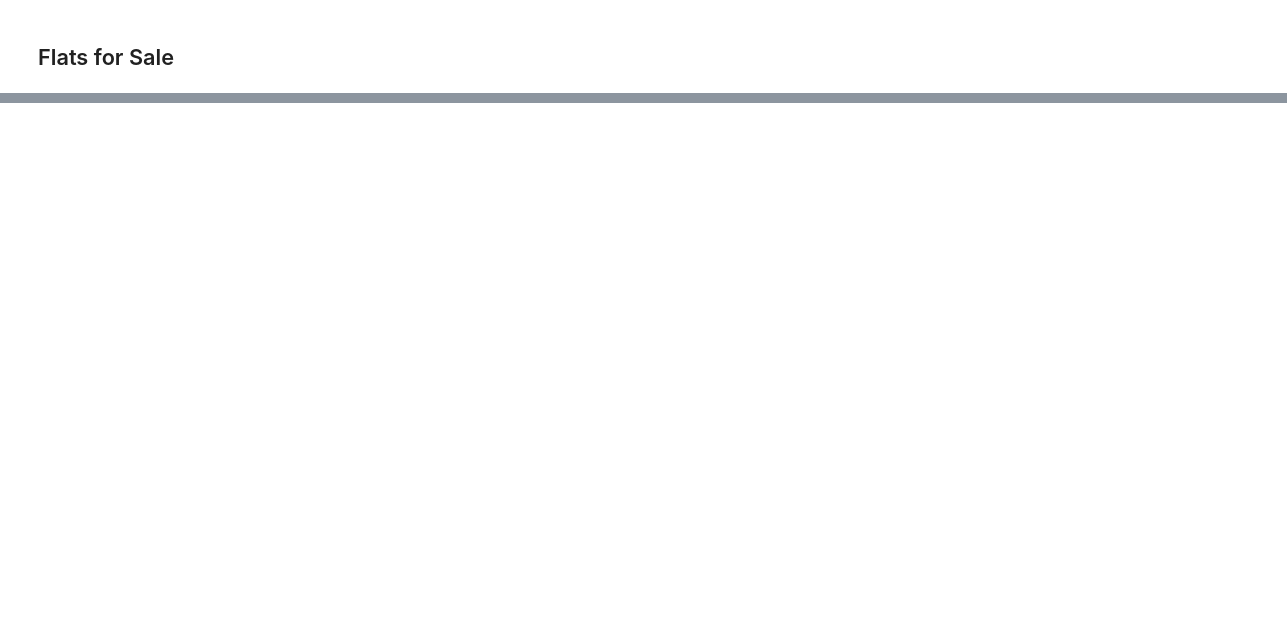
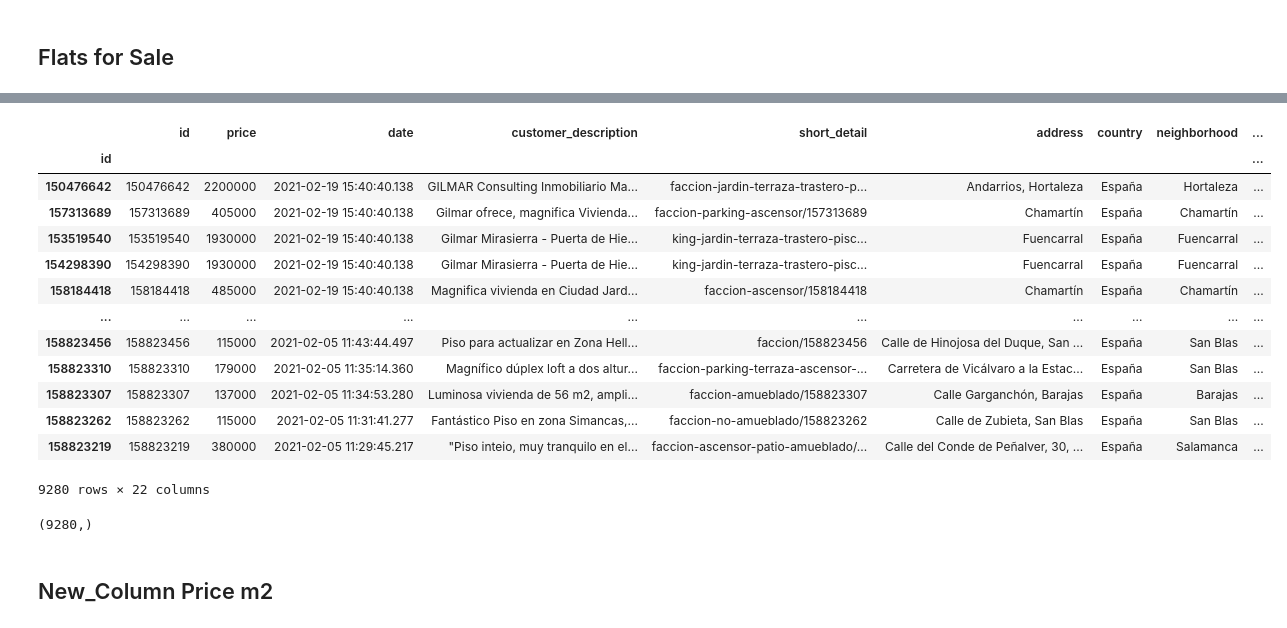
Before and after one commit to isra-st/NewPoPUpStore, a Jupyter notebook: PopUpStoreV4.ipynb, the cells around one changed output, grey strips where cells are left out. Drawn from its saved outputs; the diff is of its cells as text; code cells hidden in the pictures; blank space fills up the shorter version.

Commit message:
Madrid Sales Clean

```diff
--- a/PopUpStoreV4.ipynb
+++ b/PopUpStoreV4.ipynb
@@ -307,0 +474,2 @@ Page number: 34 scanned
+# %%
+sale['detail.es'] = sale['detail.es'].map(lambda x: x.strip('/es/comprar/vivienda/madrid-capital/'))
@@ -307,0 +495,4 @@ Page number: 34 scanned
+# %%
+sale = sale.drop(['multimedias'], axis=1)
+# %%
+sale = sale.drop(['address.location.level2'], axis=1)
@@ -307,0 +501,2 @@ Page number: 34 scanned
+# %%
+sale = sale.drop(['address.location.level8Id'], axis=1)
@@ -307,0 +531,21 @@ Page number: 34 scanned
+# %%
+sale
+# %% [output]
+|  | id | price | date | customer_description | short_detail | address | country | neighborhood | ... |
+| id |  |  |  |  |  |  |  |  | ... |
+| 150476642 | 150476642 | 2200000 | 2021-02-19 15:40:40.138 | GILMAR Consulting Inmobiliario Ma... | faccion-jardin-terraza-trastero-p... | Andarrios, Hortaleza | España | Hortaleza | ... |
+| 157313689 | 157313689 | 405000 | 2021-02-19 15:40:40.138 | Gilmar ofrece, magnifica Vivienda... | faccion-parking-ascensor/157313689 | Chamartín | España | Chamartín | ... |
+| 153519540 | 153519540 | 1930000 | 2021-02-19 15:40:40.138 | Gilmar Mirasierra - Puerta de Hie... | king-jardin-terraza-trastero-pisc... | Fuencarral | España | Fuencarral | ... |
+| 154298390 | 154298390 | 1930000 | 2021-02-19 15:40:40.138 | Gilmar Mirasierra - Puerta de Hie... | king-jardin-terraza-trastero-pisc... | Fuencarral | España | Fuencarral | ... |
+| 158184418 | 158184418 | 485000 | 2021-02-19 15:40:40.138 | Magnifica vivienda en Ciudad Jard... | faccion-ascensor/158184418 | Chamartín | España | Chamartín | ... |
+| ... | ... | ... | ... | ... | ... | ... | ... | ... | ... |
+| 158823456 | 158823456 | 115000 | 2021-02-05 11:43:44.497 | Piso para actualizar en Zona Hell... | faccion/158823456 | Calle de Hinojosa del Duque, San ... | España | San Blas | ... |
+| 158823310 | 158823310 | 179000 | 2021-02-05 11:35:14.360 | Magnífico dúplex loft a dos altur... | faccion-parking-terraza-ascensor-... | Carretera de Vicálvaro a la Estac... | España | San Blas | ... |
+| 158823307 | 158823307 | 137000 | 2021-02-05 11:34:53.280 | Luminosa vivienda de 56 m2, ampli... | faccion-amueblado/158823307 | Calle Garganchón, Barajas | España | Barajas | ... |
+| 158823262 | 158823262 | 115000 | 2021-02-05 11:31:41.277 | Fantástico Piso en zona Simancas,... | faccion-no-amueblado/158823262 | Calle de Zubieta, San Blas | España | San Blas | ... |
+| 158823219 | 158823219 | 380000 | 2021-02-05 11:29:45.217 | "Piso inteio, muy tranquilo en el... | faccion-ascensor-patio-amueblado/... | Calle del Conde de Peñalver, 30, ... | España | Salamanca | ... |
+9280 rows × 22 columns
+# %%
+sale['address.coordinates.accuracy']
+# %% [output]
+(9280,)
@@ -307,0 +554,2 @@ Page number: 34 scanned
+# %% [markdown]
+## New_Column Price m2
```
Also changed, not shown: parts of 122 cells of this notebook, 5 other files.
